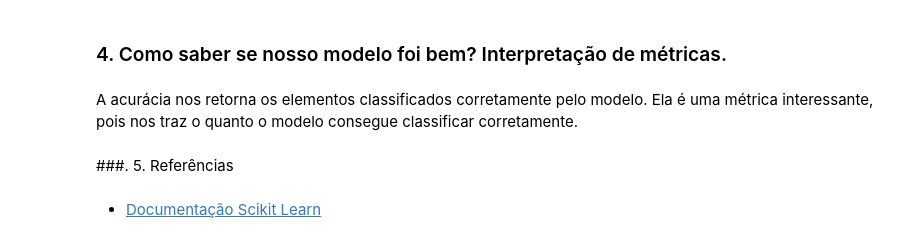
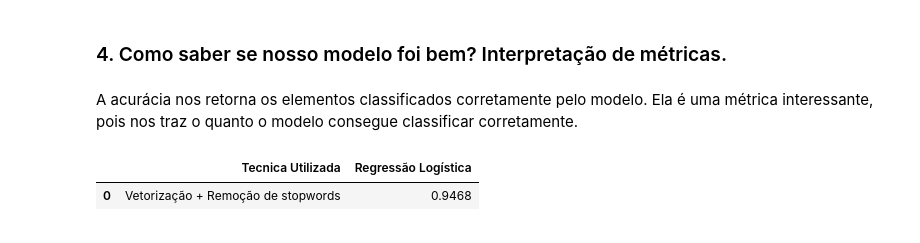
Before and after one commit to Mel-iza/Weni_XP_IA, a Jupyter notebook: notebook/weni_xp_hands_on_ia.ipynb, the cells around one changed output. Drawn from its saved outputs; the diff is of its cells as text; code cells hidden in the pictures.

```diff
--- a/notebook/weni_xp_hands_on_ia.ipynb
+++ b/notebook/weni_xp_hands_on_ia.ipynb
@@ -344,22 +347,23 @@ data.head(8)
 | 6 | Infelizmente eu não consegui te e... | chatbot | infelizmente consegui entender go... |
 | 7 | Qual o seu primeiro nome? | chatbot |  |
 # %%
-tfidf = TfidfVectorizer(stop_words = stop_port)
+# Vetorizando o texto
 
-X = tfidf.fit_transform(df.text_clean)
-y = (df.label)
+tfidf = TfidfVectorizer(stop_words = stop_words)
+
+X = tfidf.fit_transform(data.texto_clean)
+y = (data.label)
 # %% [markdown]
 ### 3. Vamos modelar? Criação de um modelo de classificação
 # %%
 # Definindo modelos que serão testados
 
-modelos = {"Regressão Logística": LogisticRegressionCV(),
-          "XGBoost": XGBClassifier(),
+modelos = {"Regressão Logística": LogisticRegressionCV()}
 # %%
 # Separando o texto em features e targets
 
-X = df.text_clean
-Y = df.label
+X = data.texto_clean
+Y = data.label
 # %%
 # Instanciando o CountVectorizer
 
@@ -386,20 +394,19 @@ Ela é uma métrica interessante, pois nos traz o quanto o modelo consegue class
 # %%
 # Criando dicionário e Avaliando o modelo
 dict_metrica = {}
-dict_metrica["Tecnica Utilizada"] = ["Bag Of Words sem stopwords"]
+dict_metrica["Tecnica Utilizada"] = ["Vetorização + Remoção de stopwords"]
 
 # Transformando o y em número para que o modelo consiga avaliar a classe. Escolhi o valor 0 para chatbot e 1 para humano
 y = y.replace(['chatbot', 'humano'], [0, 1]).astype('category')
 
 # Cross validation para avaliar a acurácia dos modelos.
 for nome, modelo in modelos.items():
     accuracy = cross_val_score(modelo, X_df, y, cv = 3, scoring='accuracy').mean() # Definindo 3 folds e fazendo a média
     dict_metrica[nome] = [round(accuracy,4)]
 
 # Mostrando métricas
 df_metricas = pd.DataFrame(dict_metrica)
 df_metricas
+# %% [output]
+|  | Tecnica Utilizada | Regressão Logística |
+| 0 | Vetorização + Remoção de stopwords | 0.9468 |
-# %% [markdown]
-###. 5. Referências
-# %% [markdown]
-* [Documentação Scikit Learn](https://scikit-learn.org/stable/)
```
Also changed, not shown: parts of 9 cells of this notebook.
